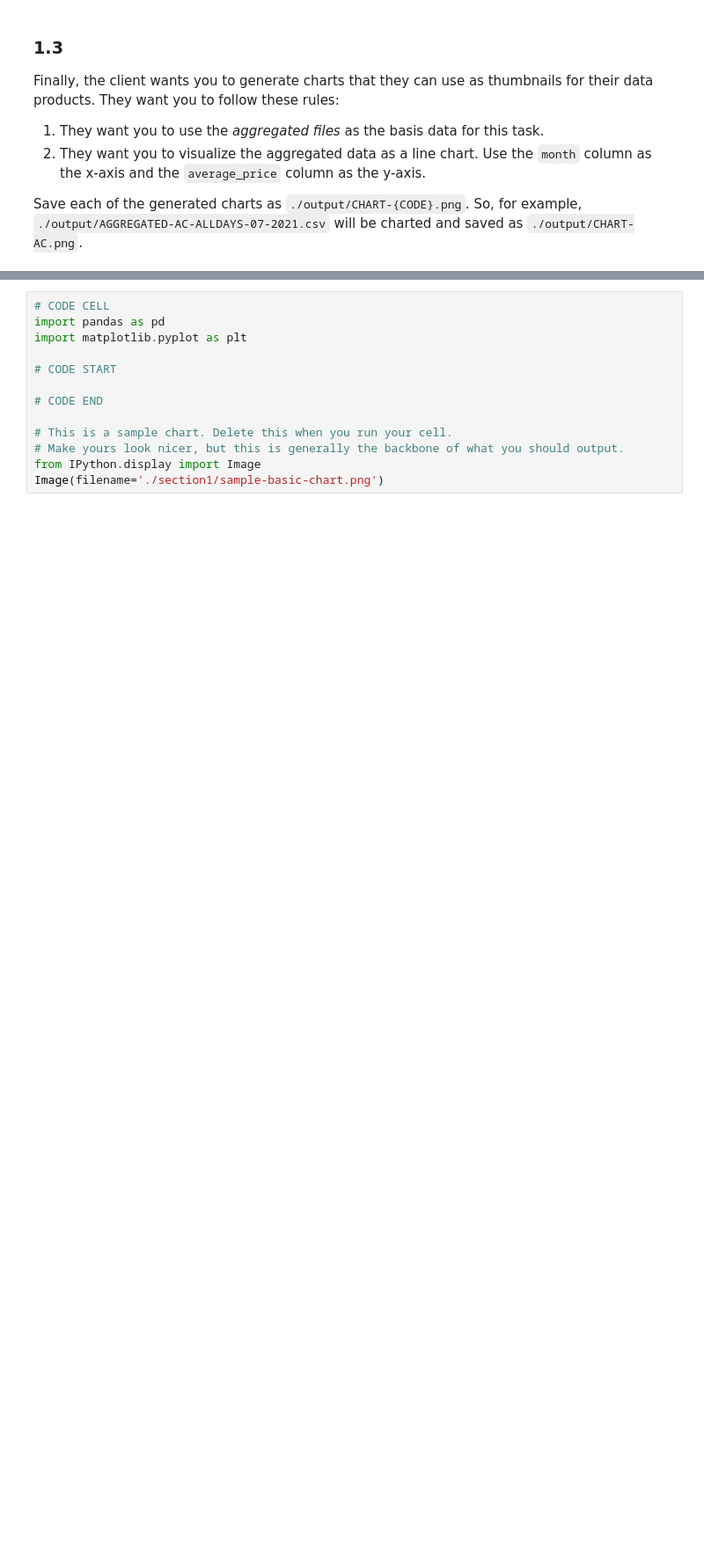
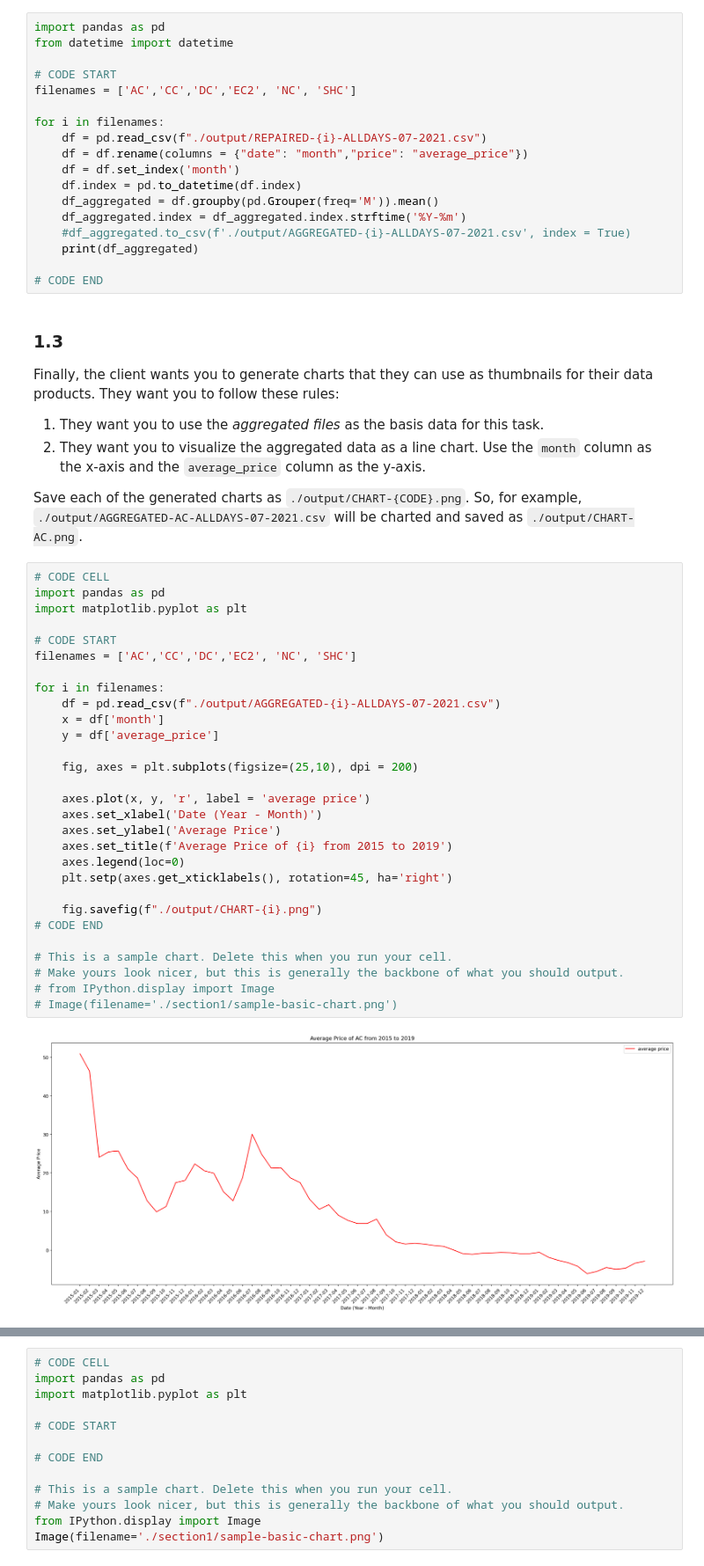
Before and after one commit to JuliannePineda/EOMA2, a Jupyter notebook: EOMA2.ipynb, the cells around one changed output, grey strips where cells are left out. Shown at 88% size. Saved outputs shown, nothing was run; the diff lists cells and outputs as text; blank space fills up the shorter version.

```diff
--- a/EOMA2.ipynb
+++ b/EOMA2.ipynb
@@ -127,3 +107,21 @@ import pandas as pd
+# %%
+import pandas as pd
+from datetime import datetime
+
+# CODE START
+filenames = ['AC','CC','DC','EC2', 'NC', 'SHC']
+
+for i in filenames:
+    df = pd.read_csv(f"./output/REPAIRED-{i}-ALLDAYS-07-2021.csv")
+    df = df.rename(columns = {"date": "month","price": "average_price"})
+    df = df.set_index('month')
+    df.index = pd.to_datetime(df.index)
+    df_aggregated = df.groupby(pd.Grouper(freq='M')).mean()
+    df_aggregated.index = df_aggregated.index.strftime('%Y-%m')
+    #df_aggregated.to_csv(f'./output/AGGREGATED-{i}-ALLDAYS-07-2021.csv', index = True)
+    print(df_aggregated)
+
+# CODE END
 # %% [markdown]
 ### 1.3
 
@@ -132,3 +130,34 @@ Finally, the client wants you to generate charts that they can use as thumbnails
 2. They want you to visualize the aggregated data as a line chart. Use the `month` column as the x-axis and the `average_price` column as the y-axis.
 
 Save each of the generated charts as `./output/CHART-{CODE}.png`. So, for example, `./output/AGGREGATED-AC-ALLDAYS-07-2021.csv` will be charted and saved as `./output/CHART-AC.png`.
+# %%
+# CODE CELL
+import pandas as pd
+import matplotlib.pyplot as plt
+
+# CODE START
+filenames = ['AC','CC','DC','EC2', 'NC', 'SHC']
+
+for i in filenames:
+    df = pd.read_csv(f"./output/AGGREGATED-{i}-ALLDAYS-07-2021.csv")
+    x = df['month']
+    y = df['average_price']
+
+    fig, axes = plt.subplots(figsize=(25,10), dpi = 200)
+
+    axes.plot(x, y, 'r', label = 'average price')
+    axes.set_xlabel('Date (Year - Month)')
+    axes.set_ylabel('Average Price')
+    axes.set_title(f'Average Price of {i} from 2015 to 2019')
+    axes.legend(loc=0)
+    plt.setp(axes.get_xticklabels(), rotation=45, ha='right')
+
+    fig.savefig(f"./output/CHART-{i}.png")
+# CODE END
+
+# This is a sample chart. Delete this when you run your cell.
+# Make yours look nicer, but this is generally the backbone of what you should output.
+# from IPython.display import Image
+# Image(filename='./section1/sample-basic-chart.png')
+# %% [output]
+[figure, added]
```
Also changed, not shown: parts of 4 cells of this notebook.
